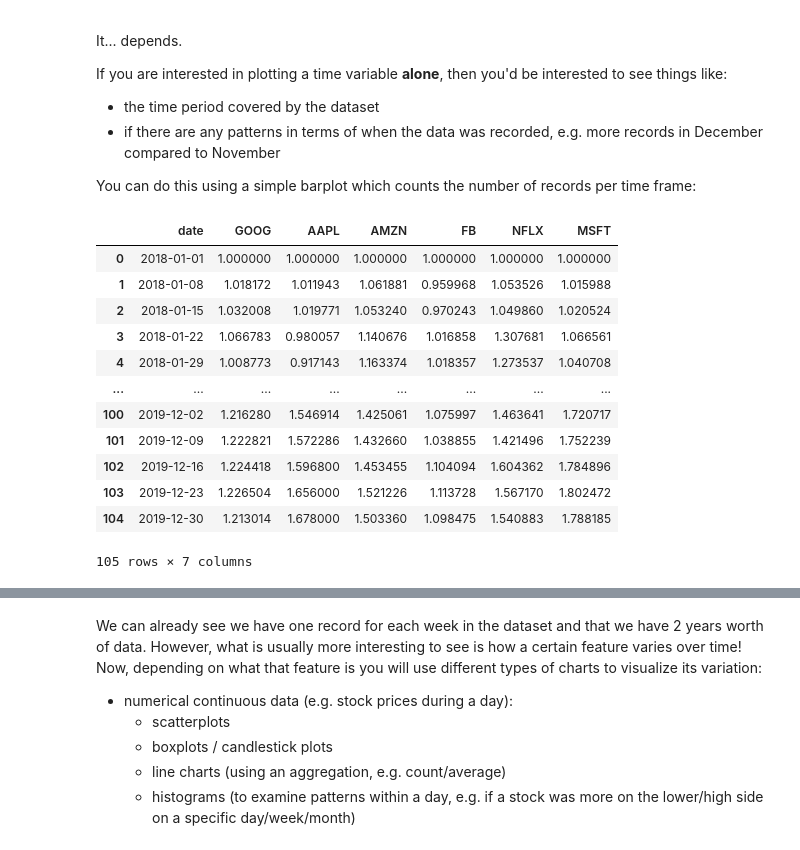
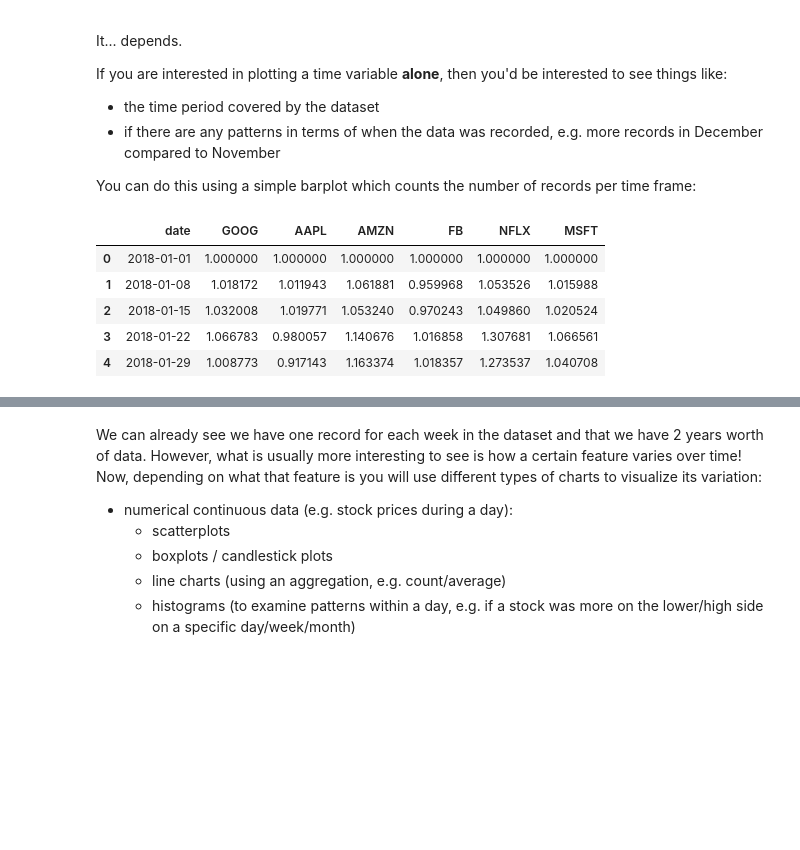
Before and after one commit to sabinagio/IronSabina, a Jupyter notebook: data_viz_returns.ipynb, the cells around one changed output, grey strips where cells are left out. Cells and saved outputs as stored; diff of their text form; code cells hidden in the pictures; blank space fills up the shorter version.

```diff
--- a/data_viz_returns.ipynb
+++ b/data_viz_returns.ipynb
@@ -32,0 +33,13 @@ import pandas as pd
+# %%
+# I promise I will get you to use plotly by the end of this bootcamp...
+import plotly.express as px
+import matplotlib.pyplot as plt
+import seaborn as sns
+import pandas as pd
+import numpy as np
+
+# Change file path to your file path if needed
+file_path = '/content/drive/MyDrive/DATA PT 23/Unit 4/Week 11/Data Viz Sabina/we_fn_use_c_marketing_customer_value_analysis.csv'
+
+data = pd.read_csv(file_path)
+pd.set_option('display.max_columns', 500)  # so we can see all columns at once, 500 can be a bit overkill but doesn't matter here
@@ -96,22 +331,15 @@ If you are interested in plotting a time variable **alone**, then you'd be inter
 You can do this using a simple barplot which counts the number of records per time frame:
 # %%
 time_series = px.data.stocks()
-time_series.date = pd.to_datetime(time_series.date)  # needed for one of the scatterplots :)
-time_series
+time_series.date = pd.to_datetime(time_series.date)   # Needed for the later plot
+time_series.head()
 # %% [output]
 |  | date | GOOG | AAPL | AMZN | FB | NFLX | MSFT |
 | 0 | 2018-01-01 | 1.000000 | 1.000000 | 1.000000 | 1.000000 | 1.000000 | 1.000000 |
 | 1 | 2018-01-08 | 1.018172 | 1.011943 | 1.061881 | 0.959968 | 1.053526 | 1.015988 |
 | 2 | 2018-01-15 | 1.032008 | 1.019771 | 1.053240 | 0.970243 | 1.049860 | 1.020524 |
 | 3 | 2018-01-22 | 1.066783 | 0.980057 | 1.140676 | 1.016858 | 1.307681 | 1.066561 |
 | 4 | 2018-01-29 | 1.008773 | 0.917143 | 1.163374 | 1.018357 | 1.273537 | 1.040708 |
-| ... | ... | ... | ... | ... | ... | ... | ... |
-| 100 | 2019-12-02 | 1.216280 | 1.546914 | 1.425061 | 1.075997 | 1.463641 | 1.720717 |
-| 101 | 2019-12-09 | 1.222821 | 1.572286 | 1.432660 | 1.038855 | 1.421496 | 1.752239 |
-| 102 | 2019-12-16 | 1.224418 | 1.596800 | 1.453455 | 1.104094 | 1.604362 | 1.784896 |
-| 103 | 2019-12-23 | 1.226504 | 1.656000 | 1.521226 | 1.113728 | 1.567170 | 1.802472 |
-| 104 | 2019-12-30 | 1.213014 | 1.678000 | 1.503360 | 1.098475 | 1.540883 | 1.788185 |
-105 rows × 7 columns
 # %%
 # Date range
 px.bar(time_series, x='date')
```
Also changed, not shown: parts of 89 cells of this notebook.
